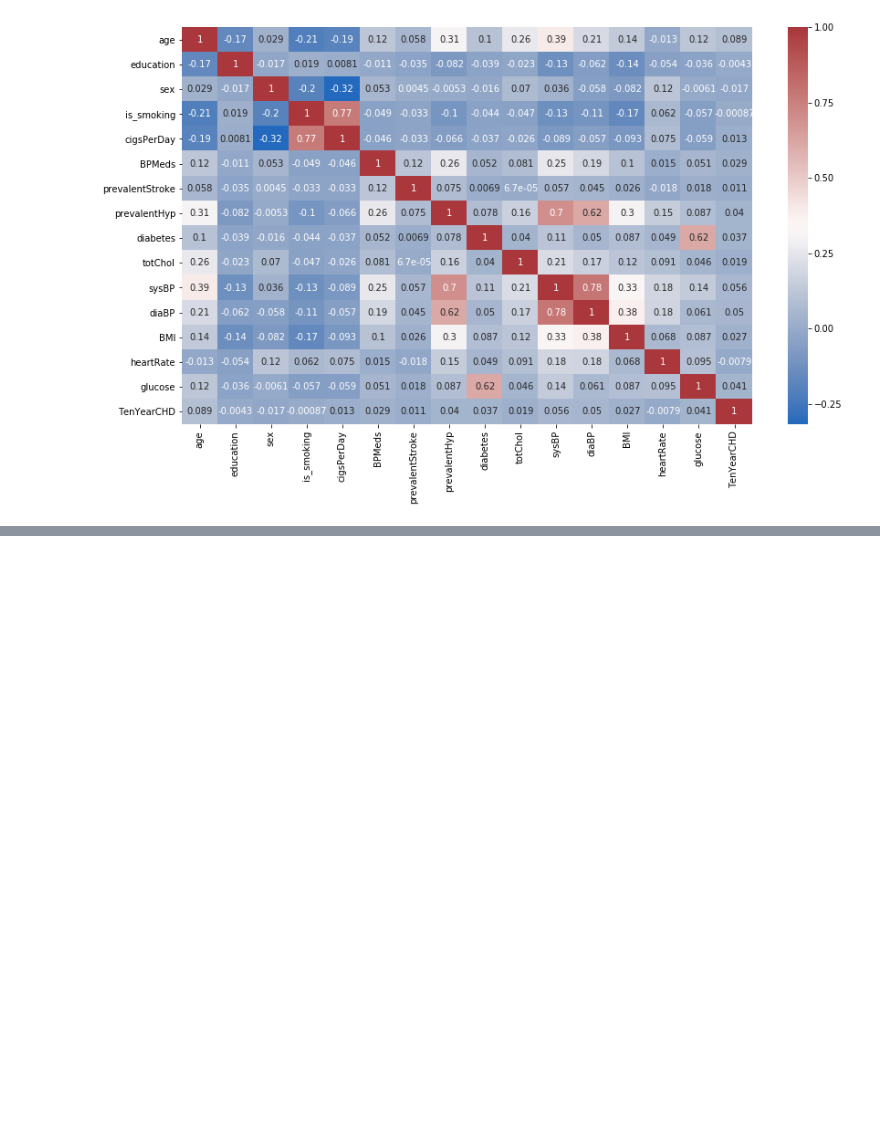
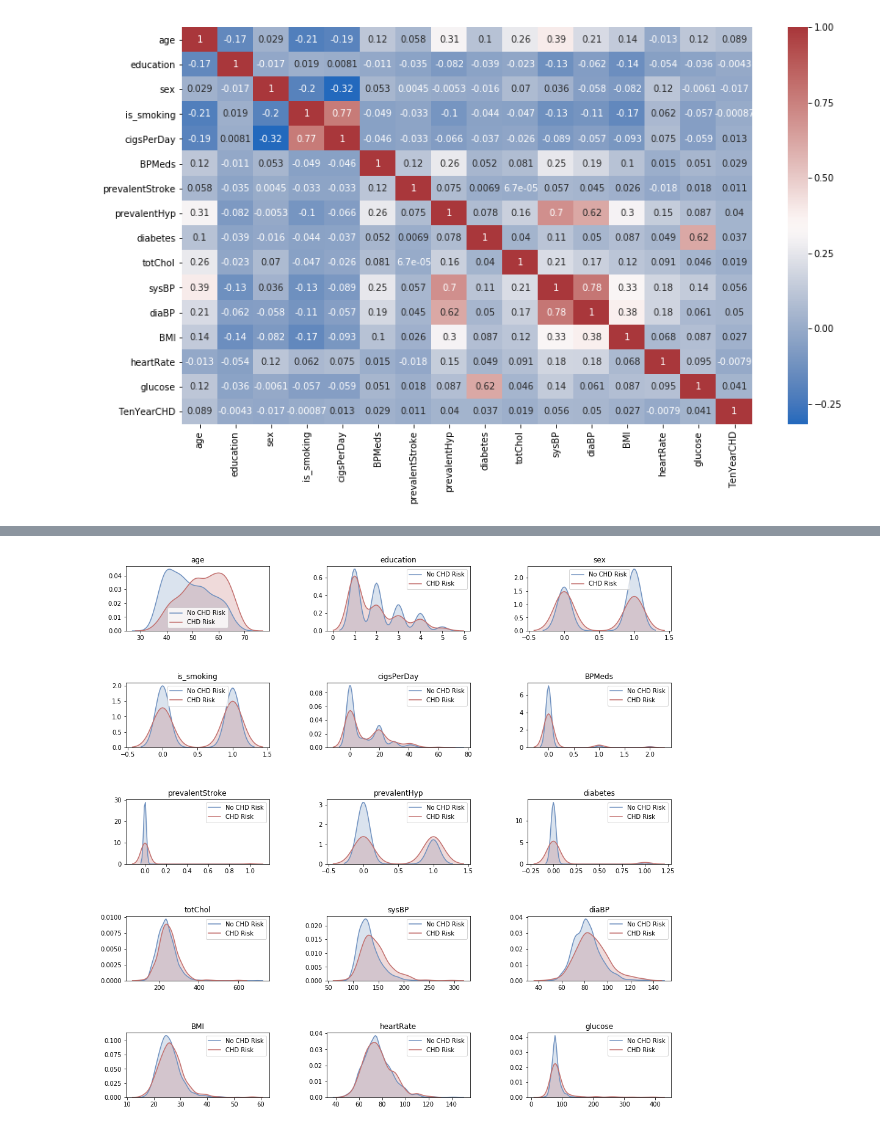
Before and after one commit to CJEJansson/Springboard_Projects, a Jupyter notebook: Capstone 2/Predicting Cardiovascular Disease.ipynb, the cells around one changed output, grey strips where cells are left out. Saved outputs shown, nothing was run; the diff lists cells and outputs as text; code cells hidden in the pictures; blank space fills up the shorter version.

```diff
--- a/Capstone 2/Predicting Cardiovascular Disease.ipynb
+++ b/Capstone 2/Predicting Cardiovascular Disease.ipynb
@@ -702,0 +708,32 @@ to do: quick hypothesis testing
+# %%
+#Create dataframe for generation of KDE
+kde_data = corr_data.copy()
+kde_data.head()
+
+#Eliminate Nan's
+kde_data.education.fillna(5, inplace=True) #5= education unknown
+kde_data.cigsPerDay.fillna(smkg.cigsPerDay.median(), inplace=True)  #replace unknown as median value for cigs per day
+kde_data.BPMeds.fillna(2, inplace=True) #2= BP meds unknown
+kde_data.totChol.fillna(kde_data.totChol.median(), inplace=True) #replace nan as median value
+kde_data.BMI.fillna(kde_data.BMI.median(),inplace=True ) #replace nan as median value
+kde_data.heartRate.fillna(kde_data.heartRate.median(),inplace=True ) #replace nan as median value
+kde_data.glucose.fillna(kde_data.glucose.median(),inplace=True ) #replace nan as median value
+
+#list column features separately of CHD risk
+factors=list(kde_data.columns)[0:-1]
+
+#Create Figure
+fig, ax = plt.subplots(5,3, figsize=(16, 16))
+plt.subplots_adjust(hspace=0.8, wspace=0.4)
+
+
+#Create loop to plot each feature vs CHD risk as KDE
+for i in range(len(factors)):
+    plt.subplot(5,3,i+1)
+    t=factors[i]
+    sns.kdeplot(kde_data[t][kde_data.TenYearCHD==0], shade=True, label='No CHD Risk', color='#6e90bf')
+    sns.kdeplot(kde_data[t][kde_data.TenYearCHD==1], shade=True, label='CHD Risk', color='#c26f6d')
+    plt.title(t)
+plt.show()
+# %% [output]
+[figure, added]
```
Also changed, not shown: parts of 51 cells of this notebook, 15 other files.
